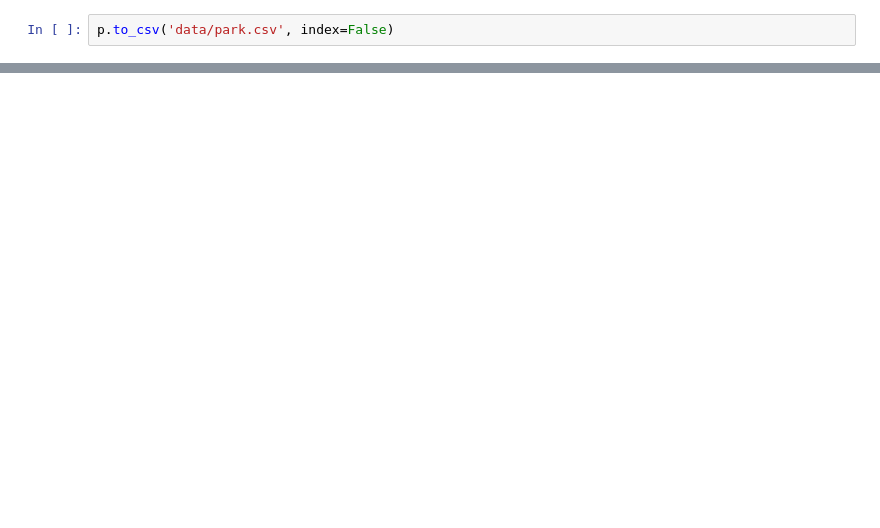
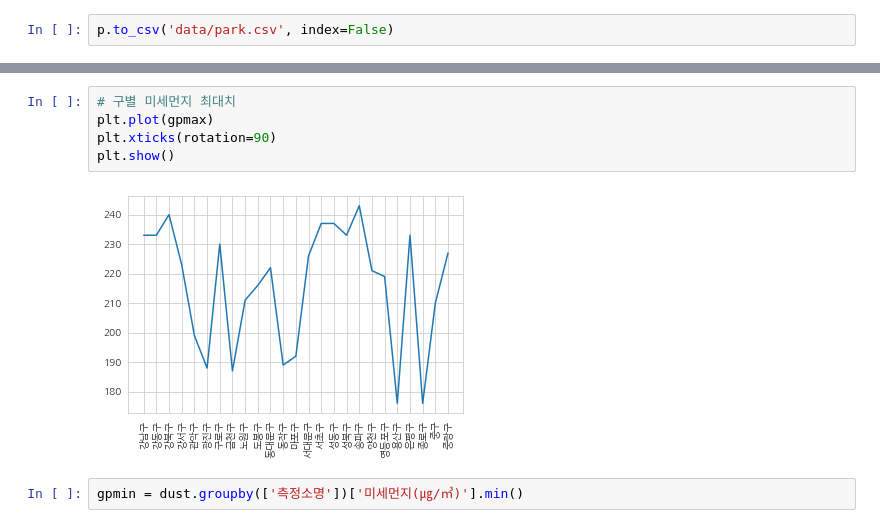
Before and after one commit to HJoon-K/Find_Dust, a Jupyter notebook: yjh.ipynb, the cells around one changed output, grey strips where cells are left out. Cells and saved outputs as stored; diff of their text form; blank space fills up the shorter version.

```diff
--- a/yjh.ipynb
+++ b/yjh.ipynb
@@ -173,0 +391,9 @@ park
+# %%
+# 구별 미세먼지 최대치
+plt.plot(gpmax)
+plt.xticks(rotation=90)
+plt.show()
+# %% [output]
+[figure, added]
+# %%
+gpmin = dust.groupby(['측정소명'])['미세먼지(㎍/㎥)'].min()
```
Also changed, not shown: parts of 26 cells of this notebook.
